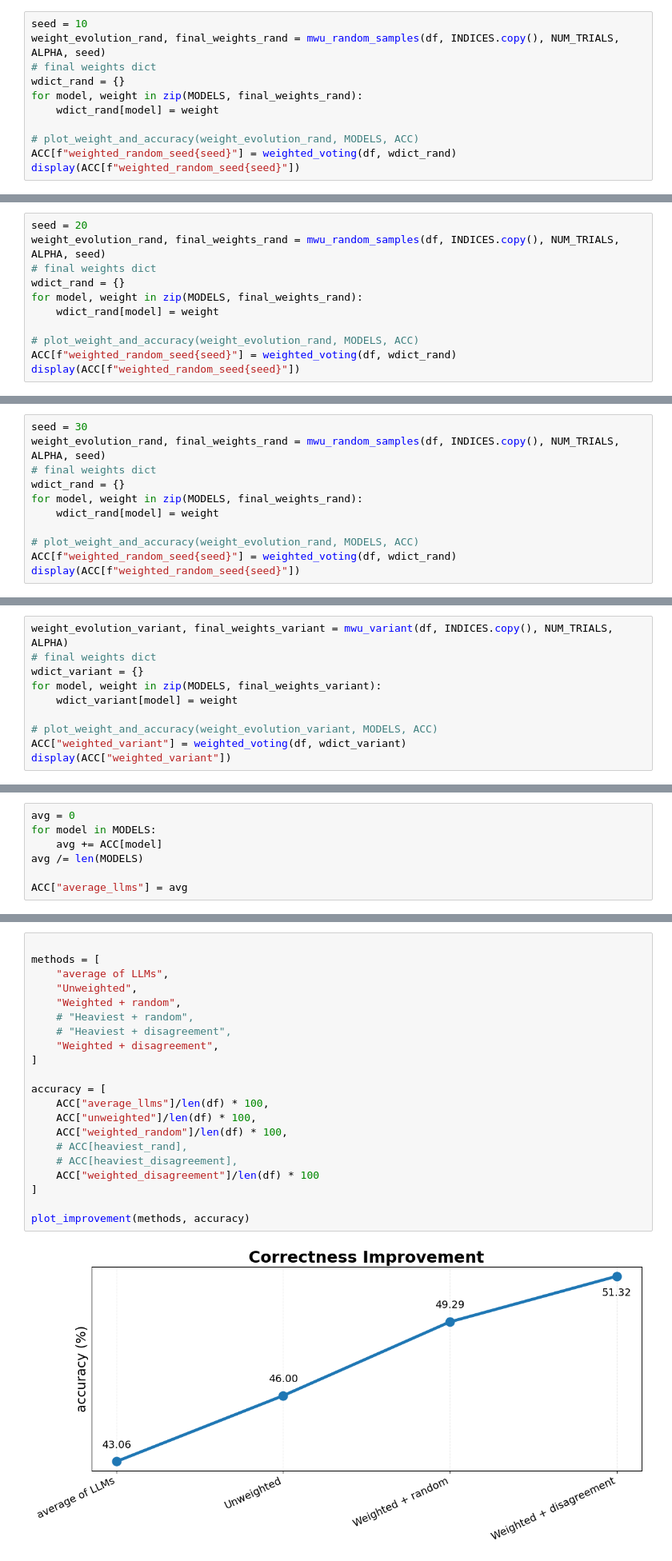
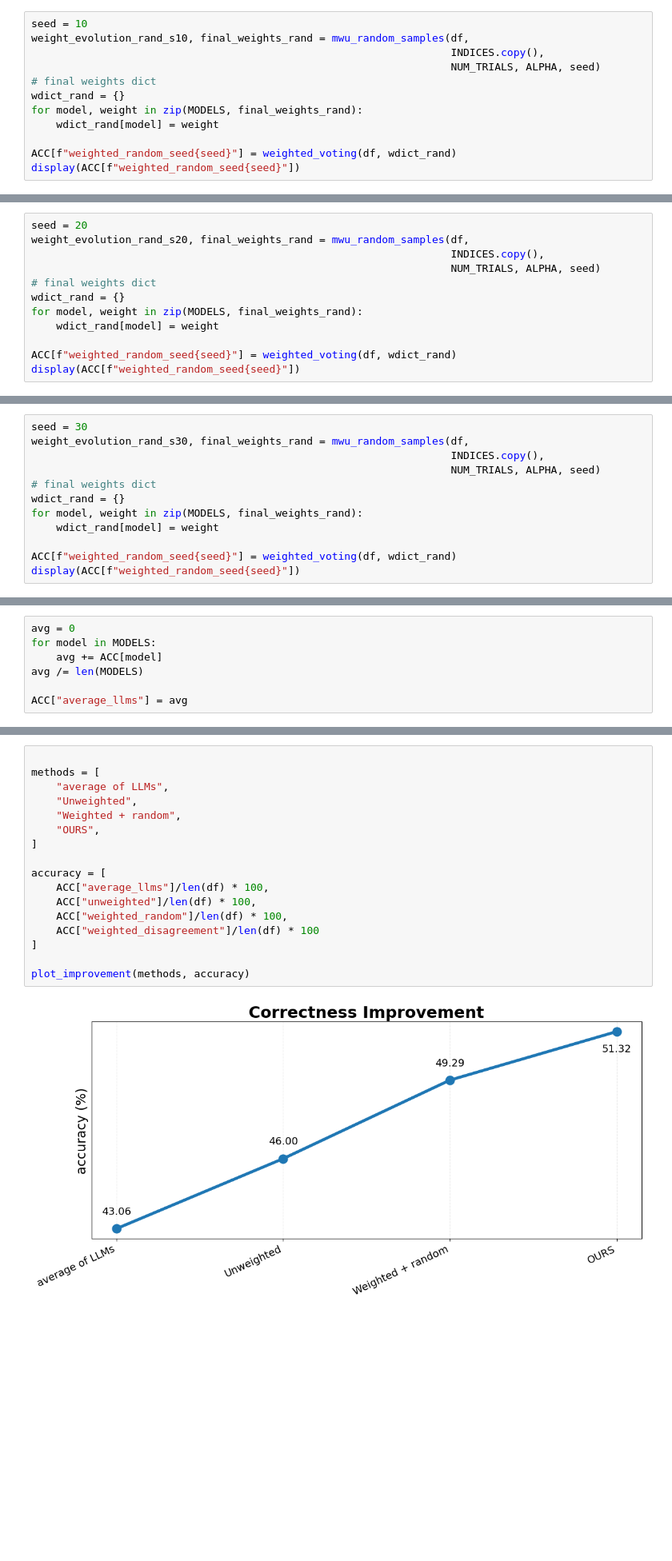
Before and after one commit to trung6/db_project_2025, a Jupyter notebook: process_fever_final.ipynb, the cells around one changed output, grey strips where cells are left out. Shown at 80% size. Drawn from its saved outputs; the diff is of its cells as text; blank space fills up the shorter version.

```diff
--- a/process_fever_final.ipynb
+++ b/process_fever_final.ipynb
@@ -295,39 +278,42 @@ def mwu_random_samples(df: pd.DataFrame,
     return weight_evolution, weights
 # %%
 seed = 10
-weight_evolution_rand, final_weights_rand = mwu_random_samples(df, INDICES.copy(), NUM_TRIALS, ALPHA, seed)
+weight_evolution_rand_s10, final_weights_rand = mwu_random_samples(df,
+                                                                   INDICES.copy(),
+                                                                   NUM_TRIALS, ALPHA, seed)
 # final weights dict
 wdict_rand = {}
 for model, weight in zip(MODELS, final_weights_rand):
     wdict_rand[model] = weight
 
-# plot_weight_and_accuracy(weight_evolution_rand, MODELS, ACC)
 ACC[f"weighted_random_seed{seed}"] = weighted_voting(df, wdict_rand)
 display(ACC[f"weighted_random_seed{seed}"])
 # %% [output]
 10952
 # %%
 seed = 20
-weight_evolution_rand, final_weights_rand = mwu_random_samples(df, INDICES.copy(), NUM_TRIALS, ALPHA, seed)
+weight_evolution_rand_s20, final_weights_rand = mwu_random_samples(df,
+                                                                   INDICES.copy(),
+                                                                   NUM_TRIALS, ALPHA, seed)
 # final weights dict
 wdict_rand = {}
 for model, weight in zip(MODELS, final_weights_rand):
     wdict_rand[model] = weight
 
-# plot_weight_and_accuracy(weight_evolution_rand, MODELS, ACC)
 ACC[f"weighted_random_seed{seed}"] = weighted_voting(df, wdict_rand)
 display(ACC[f"weighted_random_seed{seed}"])
 # %% [output]
 10965
 # %%
 seed = 30
-weight_evolution_rand, final_weights_rand = mwu_random_samples(df, INDICES.copy(), NUM_TRIALS, ALPHA, seed)
+weight_evolution_rand_s30, final_weights_rand = mwu_random_samples(df,
+                                                                   INDICES.copy(),
+                                                                   NUM_TRIALS, ALPHA, seed)
 # final weights dict
 wdict_rand = {}
 for model, weight in zip(MODELS, final_weights_rand):
     wdict_rand[model] = weight
 
-# plot_weight_and_accuracy(weight_evolution_rand, MODELS, ACC)
 ACC[f"weighted_random_seed{seed}"] = weighted_voting(df, wdict_rand)
 display(ACC[f"weighted_random_seed{seed}"])
 # %% [output]
@@ -385,10 +327,0 @@ def mwu_variant(df: pd.DataFrame,
-# %%
-weight_evolution_variant, final_weights_variant = mwu_variant(df, INDICES.copy(), NUM_TRIALS, ALPHA)
-# final weights dict
-wdict_variant = {}
-for model, weight in zip(MODELS, final_weights_variant):
-    wdict_variant[model] = weight
-
-# plot_weight_and_accuracy(weight_evolution_variant, MODELS, ACC)
-ACC["weighted_variant"] = weighted_voting(df, wdict_variant)
-display(ACC["weighted_variant"])
@@ -499,25 +412,21 @@ def plot_improvement(methods: list[str], accuracy: list[float]):
 # %%
 
 methods = [
     "average of LLMs",
     "Unweighted",
     "Weighted + random",
-    # "Heaviest + random",
-    # "Heaviest + disagreement",
-    "Weighted + disagreement",
+    "OURS",
 ]
 
 accuracy = [
     ACC["average_llms"]/len(df) * 100,
     ACC["unweighted"]/len(df) * 100,
     ACC["weighted_random"]/len(df) * 100,
-    # ACC[heaviest_rand],
-    # ACC[heaviest_disagreement],
     ACC["weighted_disagreement"]/len(df) * 100
 ]
 
 plot_improvement(methods, accuracy)
 # %% [output]
-[figure, old version]
+[figure, new version]
 # %%
 def plot_weight_evolution(weight_evolution: list[list[float]], models: list[str], subtitle: str) -> None:
```
Also changed, not shown: parts of 21 cells of this notebook, 3 other files.
